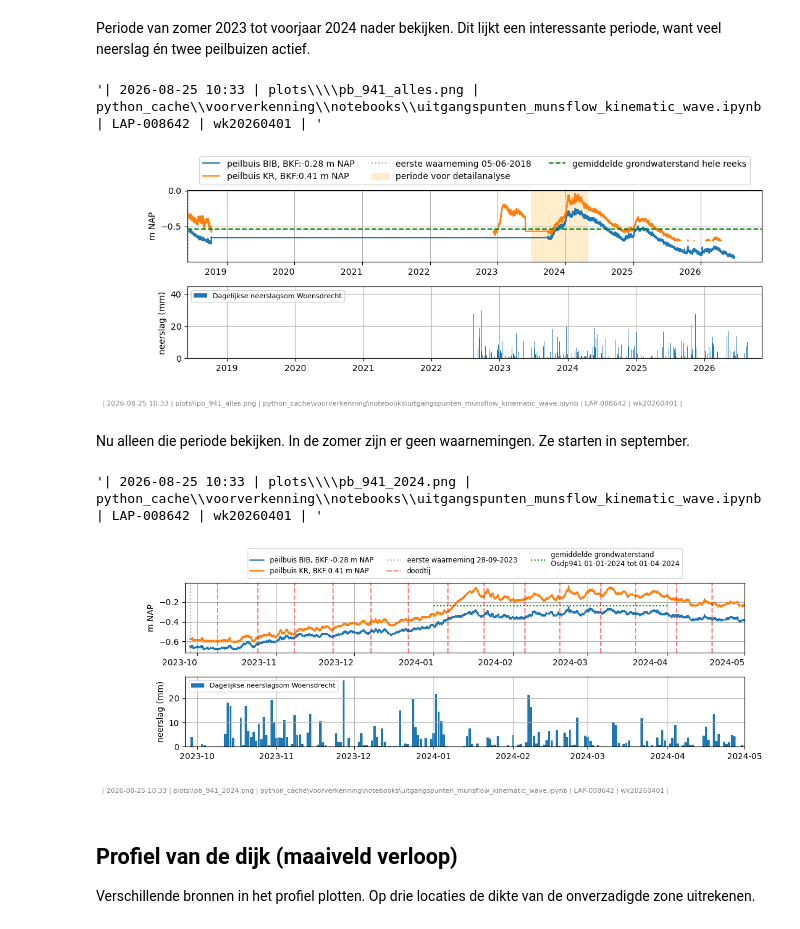
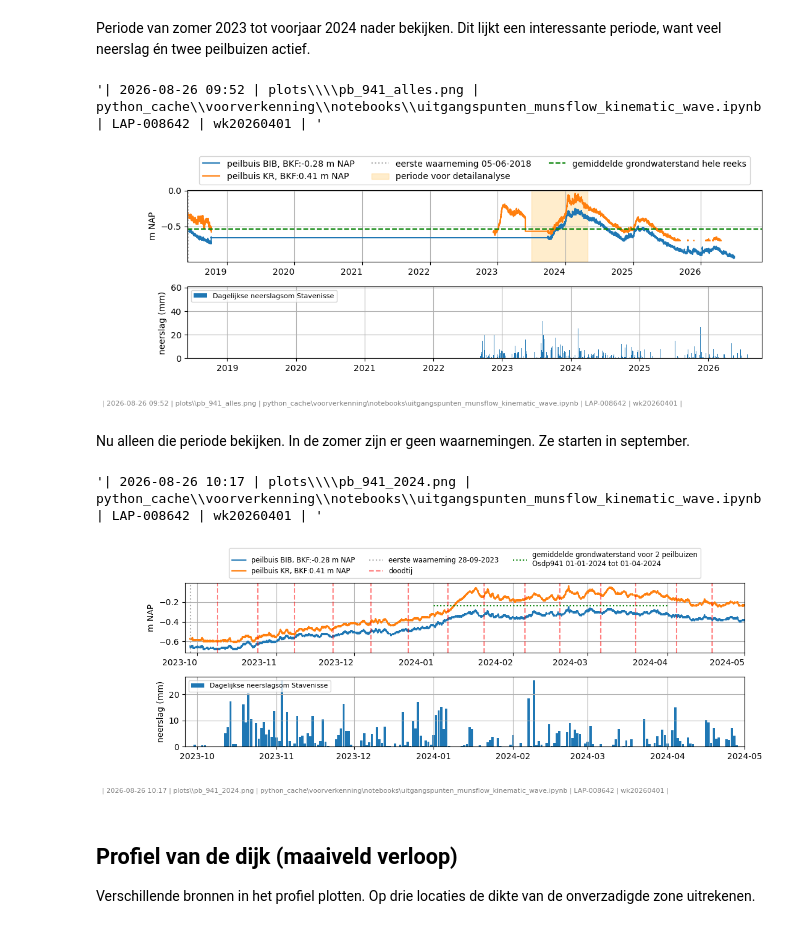
Before and after one commit to scheldestromen/voorverkenning, a Jupyter notebook: notebooks/uitgangspunten_munsflow_kinematic_wave.ipynb, the cells around one changed output. Drawn from its saved outputs; the diff is of its cells as text; code cells hidden in the pictures.

```diff
--- a/notebooks/uitgangspunten_munsflow_kinematic_wave.ipynb
+++ b/notebooks/uitgangspunten_munsflow_kinematic_wave.ipynb
@@ -30,7 +30,7 @@ import plot_helper as ph
 DATA_DIR = r'..\data\\'
 PLOT_DIR = r'plots\\'
 # %%
-do_run_long_functions = True
+do_run_long_functions = False
 # %% [markdown]
 # Gegevens
 
@@ -277,8 +371,8 @@ if do_run_long_functions:
         # add new subplot, direct below ax_obs, with same x-limits, for precipitation
         ax_precip = ax_obs.inset_axes([0, -0.4, 1, 0.3],)
         ax_precip.plot(
-            precip_df.loc[x_start:x_end, 'date'],
-            precip_df.loc[x_start:x_end, 'cumulative'],
+            precip_stav.loc[x_start:x_end, 'date'],
+            precip_stav.loc[x_start:x_end, 'cumulative'],
             color='tab:red',
             linewidth=1.5,
             label=f'cummulatief sinds 1 {month_name}')
@@ -288,13 +382,13 @@ if do_run_long_functions:
         ax_precip.grid(True)
 
         lmkw.plot_dates_as_vline(
-            precip_df_filtered,
+            precip_stav_filtered,
             [ax_obs, ax_precip],
             label=f'dagen met > {precip_threshold * 1000:.0f} mm neerslag',
             color='blue'
             )
         lmkw.plot_dates_as_vline(
-            precip_df_filtered_highlight,
+            precip_stav_filtered_highlight,
             [ax_obs, ax_precip],
             label=f'én relevante periode',
             color='orange'
@@ -309,6 +403,6 @@ if do_run_long_functions:
                 df_plot = row.obs.loc[threshold_additional_plot:]
                 ax_zoom.plot(df_plot.index, df_plot[col_gwl], linewidth=1.5)
 
-        fig.suptitle(f"Raai {raai}")
+        fig.suptitle(f"Raai {raai} met neerslag {precip_stav.meta['location']}")
         ph.add_footer_to_fig(fig, PLOT_DIR + f'raai_{raai.replace('.', '_')}.png')
         plt.close()
@@ -367,8 +443,8 @@ if do_run_long_functions:
         # add new subplot, direct below ax_obs, with same x-limits, for precipitation
         ax_precip = ax_obs.inset_axes([0, -0.4, 1, 0.3],)
         ax_precip.plot(
-            precip_df.loc[x_start:x_end, 'date'],
-            precip_df.loc[x_start:x_end, 'cumulative'],
+            precip_stav.loc[x_start:x_end, 'date'],
+            precip_stav.loc[x_start:x_end, 'cumulative'],
             color='tab:red',
             linewidth=1.5,
             label=f'cummulatief sinds 1 {month_name}')
@@ -378,13 +454,13 @@ if do_run_long_functions:
         ax_precip.grid(True)
 
         lmkw.plot_dates_as_vline(
-            precip_df_filtered,
+            precip_stav_filtered,
             [ax_obs, ax_precip],
             label=f'dagen met > {precip_threshold * 1000:.0f} mm neerslag',
             color='blue'
             )
         lmkw.plot_dates_as_vline(
-            precip_df_filtered_highlight,
+            precip_stav_filtered_highlight,
             [ax_obs, ax_precip],
             label=f'én relevante periode',
             color='orange'
@@ -399,6 +475,6 @@ if do_run_long_functions:
                 df_plot = row.obs.loc[threshold_additional_plot:]
                 ax_zoom.plot(df_plot.index, df_plot[col_gwl], linewidth=1.5)
 
-        fig.suptitle(f"Raai {raai}, weggelaten peilbuizen met screen_top < {filter_threshold}")
+        fig.suptitle(f"Raai {raai} met neerslag {precip_stav.meta['location']}, weggelaten peilbuizen met bovenkant filter onder NAP {filter_threshold} m")
         ph.add_footer_to_fig(fig, PLOT_DIR + f'raai_{raai.replace('.', '_')}_filter_boven_{filter_threshold}.png')
         plt.close()
@@ -444,7 +502,7 @@ for raai, oc_raai in obs_gws.groupby('raai_plot'): # .iloc[:10]
 
     for index, row in oc_raai.iterrows():
         df_plot = row.obs.loc[x_start:x_end].dropna(subset=[col_gwl])
-        ax_obs.plot(df_plot.index, df_plot[col_gwl], linewidth=1.5)
+        ax_obs.plot(df_plot.index, df_plot[col_gwl], linewidth=1.5, label=f"{row.position}, bovenkant filter: NAP {row.screen_top:.1f} m")
 
     lmkw.plot_doodtij(
         ax_obs,
@@ -452,8 +510,8 @@ for raai, oc_raai in obs_gws.groupby('raai_plot'): # .iloc[:10]
     )
 
     ax_precip.plot(
-        precip_df.loc[x_start:x_end, 'date'],
-        precip_df.loc[x_start:x_end, 'cumulative'],
+        precip_stav.loc[x_start:x_end, 'date'],
+        precip_stav.loc[x_start:x_end, 'cumulative'],
         color='tab:red',
         linewidth=1.5,
         label=f'cummulatief sinds 1 {month_name}')
@@ -463,21 +521,29 @@ for raai, oc_raai in obs_gws.groupby('raai_plot'): # .iloc[:10]
     ax_precip.grid(True)
 
     lmkw.plot_dates_as_vline(
-        precip_df_filtered,
+        precip_stav_filtered,
         [ax_obs, ax_precip],
         label=f'dagen met > {precip_threshold * 1000:.0f} mm neerslag',
         color='blue'
         )
     lmkw.plot_dates_as_vline(
-        precip_df_filtered_highlight,
+        precip_stav_filtered_highlight,
         [ax_obs, ax_precip],
         label=f'én relevante periode',
         color='orange'
         )
 
     ax_obs.set_xlim([x_start, x_end])
+    handles, labels = ax_obs.get_legend_handles_labels()
+    unique = {
+        label: handle
+        for handle, label in zip(handles, labels)
+        if label and not label.startswith('_')
+    }
+    ax_obs.legend(unique.values(), unique.keys(), loc='upper left', fontsize='small')
+    ax_obs.set_ylabel('m NAP')
 
-    fig.suptitle(f"Detail raai {raai} voor filter boven {filter_threshold} m NAP")
+    fig.suptitle(f"Detail raai {raai} met neerslag {precip_stav.meta['location']} voor filters boven {filter_threshold} m NAP")
     ph.add_footer_to_fig(fig, PLOT_DIR + f'detail_raai_{raai.replace('.', '_')}.png')
     plt.close()
 # %% [markdown]
@@ -553,25 +619,27 @@ Periode van zomer 2023 tot voorjaar 2024 nader bekijken. Dit lijkt een interessa
 # %%
 fig, axes = lmkw.plot_pb_precip(
         obs_gws_dp,
-        precip_df,
+        precip_stav,
+        precip_col='RD',
 )
 start=pd.Timestamp('2023-07-01')
 end=pd.Timestamp('2024-05-01')
 
 axes[0].axvspan(start, end, color='orange', alpha=0.2, label='periode voor detailanalyse')
 axes[0].axhline(y=mean_obs, color='green', linestyle='--', label='gemiddelde grondwaterstand hele reeks')
 axes[0].legend(loc='lower center', bbox_to_anchor=(0.5, 1.02), ncols=3)
 
 ph.add_footer_to_fig(fig, PLOT_DIR + f'pb_{dp}_alles.png')
 # %% [output]
-'| 2026-08-25 10:33 | plots\\\\pb_941_alles.png | python_cache\\voorverkenning\\notebooks\\uitgangspunten_munsflow_kinematic_wave.ipynb | LAP-008642 | wk20260401 | '
+'| 2026-08-26 09:52 | plots\\\\pb_941_alles.png | python_cache\\voorverkenning\\notebooks\\uitgangspunten_munsflow_kinematic_wave.ipynb | LAP-008642 | wk20260401 | '
-[figure, old version]
+[figure, new version]
 # %% [markdown]
 Nu alleen die periode bekijken. In de zomer zijn er geen waarnemingen. Ze starten in september.
 # %%
 fig, axes = lmkw.plot_pb_precip(
         obs_gws_dp,
-        precip_df,
+        precip_stav,
+        precip_col='RD',
         df_doodtij=df_doodtij,
         start=start,
         end=end,
@@ -579,7 +647,7 @@ fig, axes = lmkw.plot_pb_precip(
 period_unsat = [pd.Timestamp('2024-01-01'), pd.Timestamp('2024-04-01')]
 avg_obs = obs_gws_dp.stats.mean_in_period(period_unsat[0], period_unsat[1]).mean()
 label_unsat = (
-        f"gemiddelde grondwaterstand\n"
+        f"gemiddelde grondwaterstand voor {len(obs_gws_dp)} peilbuizen\n"
         f"{'/'.join(map(str, obs_gws_dp.region.unique()))}"
         f"dp{'/'.join(map(lambda v: str(int(v)), obs_gws_dp.dp.unique()))} "
         f"{period_unsat[0].strftime('%d-%m-%Y')} tot {period_unsat[1].strftime('%d-%m-%Y')}"
@@ -589,8 +657,8 @@ axes[0].legend(fontsize='small', loc='lower center', bbox_to_anchor=(0.5, 1.02),
 
 ph.add_footer_to_fig(fig, PLOT_DIR + f'pb_{dp}_2024.png')
 # %% [output]
-'| 2026-08-25 10:33 | plots\\\\pb_941_2024.png | python_cache\\voorverkenning\\notebooks\\uitgangspunten_munsflow_kinematic_wave.ipynb | LAP-008642 | wk20260401 | '
+'| 2026-08-26 10:17 | plots\\\\pb_941_2024.png | python_cache\\voorverkenning\\notebooks\\uitgangspunten_munsflow_kinematic_wave.ipynb | LAP-008642 | wk20260401 | '
-[figure, old version]
+[figure, new version]
 # %% [markdown]
 ## Profiel van de dijk (maaiveld verloop)
 Verschillende bronnen in het profiel plotten. Op drie locaties de dikte van de onverzadigde zone uitrekenen.
```
Also changed, not shown: parts of 14 cells of this notebook, 8 other files.
